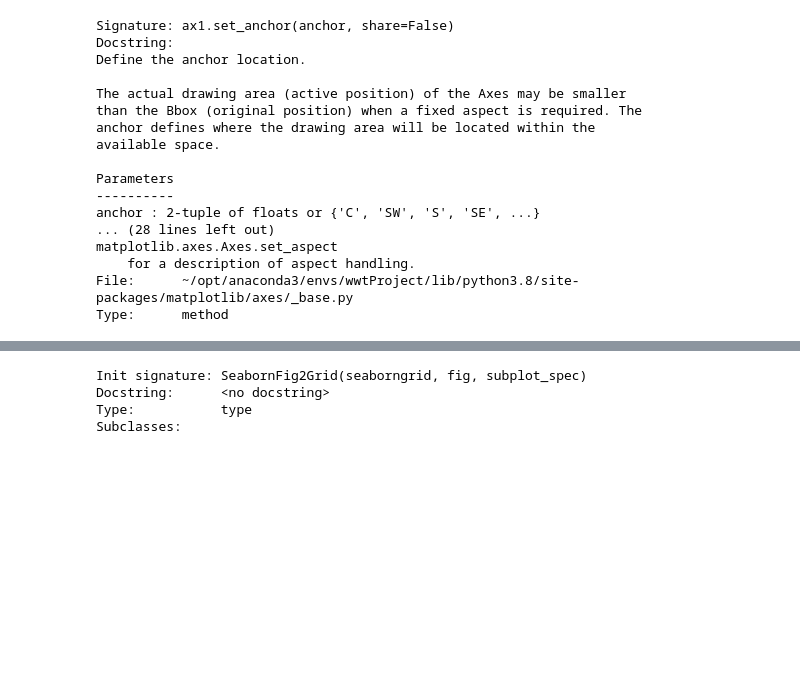
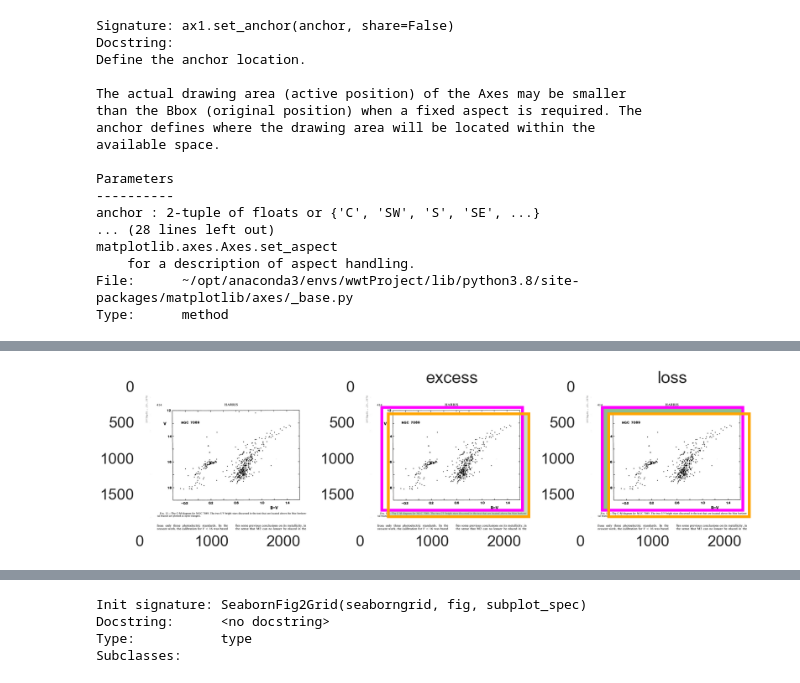
Before and after one commit to ReadingTimeMachine/digitization_at_high_localization, a Jupyter notebook: iou_vs_metrics_of_interest.ipynb, the cells around one changed output, grey strips where cells are left out. Saved outputs shown, nothing was run; the diff lists cells and outputs as text; code cells hidden in the pictures; blank space fills up the shorter version.

```diff
--- a/iou_vs_metrics_of_interest.ipynb
+++ b/iou_vs_metrics_of_interest.ipynb
@@ -814,0 +812,91 @@ plt.imshow(img)
+# %%
+fig, ax = plt.subplots(1,3,figsize=(20,8))
+
+imgIn = np.array(Image.open(config.images_jpeg_dir + imout_name).convert('RGB'))
+img = imgIn[0:2000,0:imgIn.shape[1]]
+
+# draw lines
+ax[0].imshow(img)
+ax[1].imshow(img)
+ax[2].imshow(img)
+
+# rectangle coords of ground truth
+x1t = 300; y1t = 290
+x2t = 2250; y2t = 1720
+# and for found
+dx = 90; dy = 90
+
+# ---------- excess ------------
+
+x1f = x1t+dx; y1f = y1t+dy
+x2f = x2t+dx; y2f = y2t+dy
+
+# first
+x1e = x1f; x2e = x2f
+#y1e = y1f; y2e = y1t
+y1e = y2t; y2e = y2f
+
+# overplot excess
+recte1 = pt.Rectangle((x1e, y1e), x2e - x1e, y2e - y1e, linewidth=0, edgecolor=None,
+                         facecolor=fill_col, alpha=0.5)
+ax[1].add_patch(recte1)
+# second
+x1e2 = x2t; x2e2 = x2f
+y1e2 = y1f; y2e2 = y2t
+recte2 = pt.Rectangle((x1e2, y1e2), x2e2 - x1e2, y2e2 - y1e2, linewidth=0, edgecolor=None,
+                         facecolor=fill_col, alpha=0.5)
+ax[1].add_patch(recte2)
+# draw true/found boxes
+# then colors on top
+rectt = pt.Rectangle((x1t, y1t), x2t - x1t, y2t - y1t, linewidth=linethick_diagram, edgecolor=ctrue,
+                         facecolor='none')
+ax[1].add_patch(rectt)
+#found
+rectf = pt.Rectangle((x1f, y1f), x2f - x1f, y2f - y1f, linewidth=linethick_diagram, edgecolor=cfound,
+                         facecolor='none')
+ax[1].add_patch(rectf)
+ax[1].set_title('excess')
+# calculate excess as %
+#             area_excess = ((x1max-x1min)*(y1max-y1min)-inter)/atrue
+excess = ( abs(x2e-x1e)*abs(y2e-y1e) + abs(x2e2-x1e2)*abs(y2e2 - y1e2) )/( abs(x2t-x1t)*abs(y2t - y1t) )
+print('excess in % = ', excess*100)
+
+# ---------- loss ------------
+
+x1f = x1t+dx; y1f = y1t+dy
+x2f = x2t+dx; y2f = y2t+dy
+
+# first
+x1e = x1t; x2e = x2t
+y1e = y1f; y2e = y1t
+#y1e = y2t; y2e = y2f
+
+# overplot loss
+recte1 = pt.Rectangle((x1e, y1e), x2e - x1e, y2e - y1e, linewidth=0, edgecolor=None,
+                         facecolor=fill_col)
+ax[2].add_patch(recte1)
+# second
+#x1e2 = x2t; x2e2 = x2f
+x1e2 = x1t; x2e2 = x1f
+y1e2 = y1f; y2e2 = y2t
+recte2 = pt.Rectangle((x1e2, y1e2), x2e2 - x1e2, y2e2 - y1e2, linewidth=0, edgecolor=None,
+                         facecolor=fill_col)
+ax[2].add_patch(recte2)
+# draw true/found boxes
+# then colors on top
+rectt = pt.Rectangle((x1t, y1t), x2t - x1t, y2t - y1t, linewidth=linethick_diagram, edgecolor=ctrue,
+                         facecolor='none')
+ax[2].add_patch(rectt)
+#found
+rectf = pt.Rectangle((x1f, y1f), x2f - x1f, y2f - y1f, linewidth=linethick_diagram, edgecolor=cfound,
+                         facecolor='none')
+ax[2].add_patch(rectf)
+ax[2].set_title('loss')
+# calculate excess as %
+#             area_excess = ((x1max-x1min)*(y1max-y1min)-inter)/atrue
+loss = ( abs(x2e - x1e)*abs(y2e - y1e) + abs(x2e2 - x1e2)*abs(y2e2 - y1e2) )/( abs(x2t-x1t)*abs(y2t - y1t) )
+print('loss in % = ', loss*100)
+
+
+plt.show()
+# %% [output]
@@ -814,0 +905 @@ plt.imshow(img)
+[figure, added]
```
Also changed, not shown: parts of 5 cells of this notebook.
